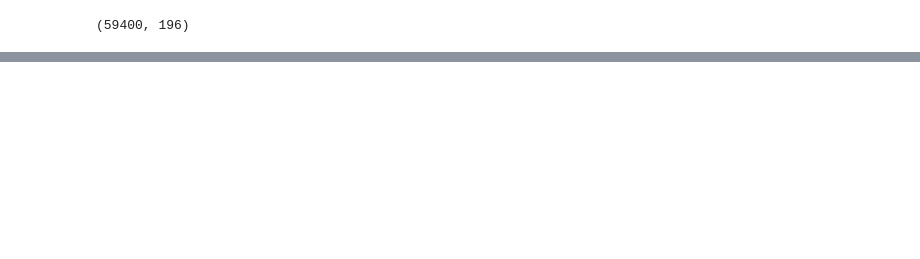
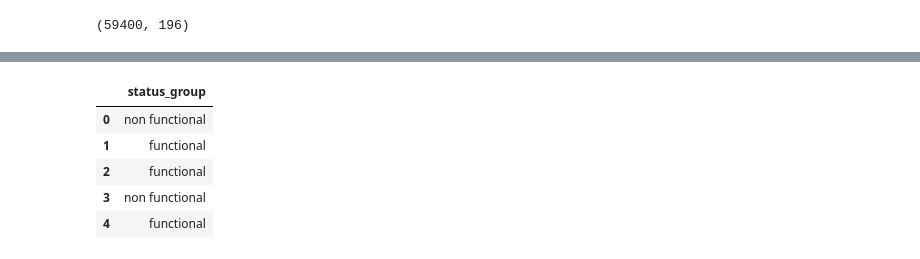
Before and after one commit to KristineYW/DS15-Unit-1-Build, a Jupyter notebook: Kristine_Wang_LS_DS_223_assignment.ipynb, the cells around one changed output, grey strips where cells are left out. Cells and saved outputs as stored; diff of their text form; code cells hidden in the pictures; blank space fills up the shorter version.

```diff
--- a/Kristine_Wang_LS_DS_223_assignment.ipynb
+++ b/Kristine_Wang_LS_DS_223_assignment.ipynb
@@ -247,13 +216,15 @@ y_train = train[target]
 pipeline = make_pipeline(
     ce.OrdinalEncoder(),
     SimpleImputer(strategy='mean'),
-    RandomForestClassifier(random_state=42, n_jobs=-1)
+    RandomForestClassifier(n_jobs=-1)
 )
 # %%
 param_distributions = {
-    'randomforestclassifier__n_estimators': [100,110,120,130,140,150,200],
+    'randomforestclassifier__bootstrap': [False,True],
+    'randomforestclassifier__n_estimators': [100,120,140,160,200,210],
     'randomforestclassifier__min_samples_leaf': [2,5,7,9,10],
-    'randomforestclassifier__random_state': [0,42]
+    'randomforestclassifier__random_state': [0,42],
+    'randomforestclassifier__criterion': ['gini','entropy']
 }
 
 search = RandomizedSearchCV (
@@ -299,5 +270,16 @@ RandomizedSearchCV(cv=5, error_score=nan,
                    return_train_score=True, scoring='accuracy', verbose=10)
 # %%
 # Check best parameters
-
-results = pd.DataFrame
+X_test = test
+y_pred = search.predict(X_test)
+# %%
+prediction = pd.DataFrame(y_pred)
+prediction.rename(columns={0:'status_group'}, inplace=True)
+prediction.head()
+# %% [output]
+|  | status_group |
+| 0 | non functional |
+| 1 | functional |
+| 2 | functional |
+| 3 | non functional |
+| 4 | functional |
```
Also changed, not shown: parts of 18 cells of this notebook.
